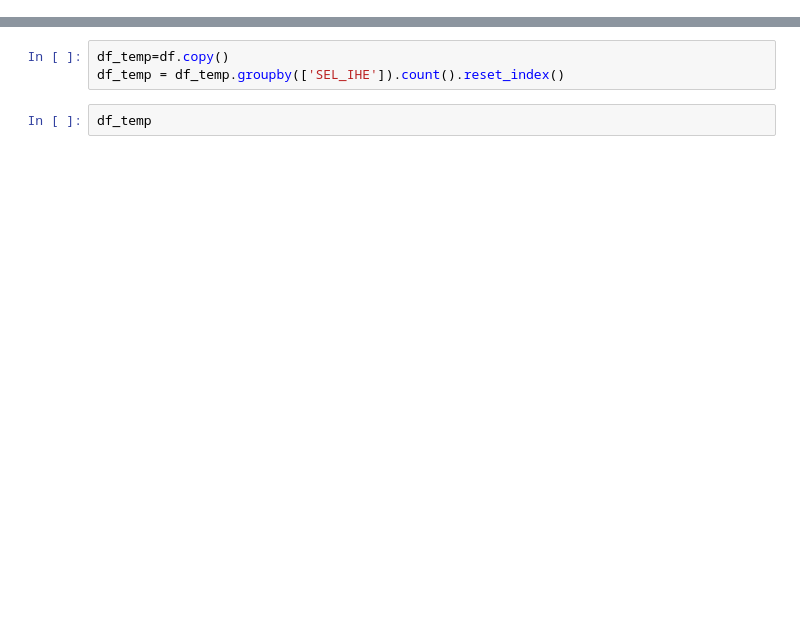
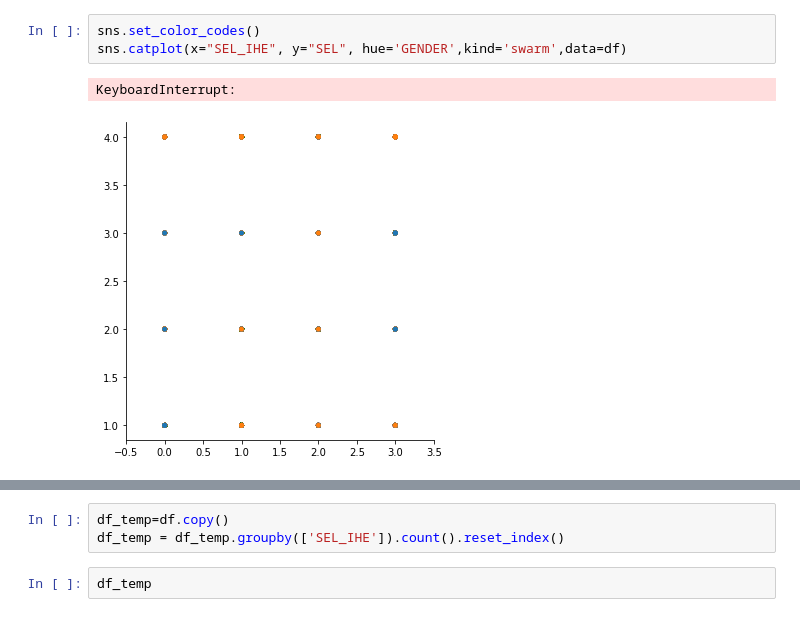
Before and after one commit to s183910/Bachelor_Gabi_Kat, a Jupyter notebook: Code/Basic_dists/Initial_distributions.ipynb, the cells around one changed output, grey strips where cells are left out. Drawn from its saved outputs; the diff is of its cells as text; blank space fills up the shorter version.

```diff
--- a/Code/Basic_dists/Initial_distributions.ipynb
+++ b/Code/Basic_dists/Initial_distributions.ipynb
@@ -3,0 +82,6 @@ df = pd.read_csv("dropped_col_df.csv")
+# %%
+sns.set_color_codes()
+sns.catplot(x="SEL_IHE", y="SEL", hue='GENDER',kind='swarm',data=df)
+# %% [output]
+KeyboardInterrupt:
+[figure, added]
```
Also changed, not shown: parts of 12 cells of this notebook, 1 other file.
